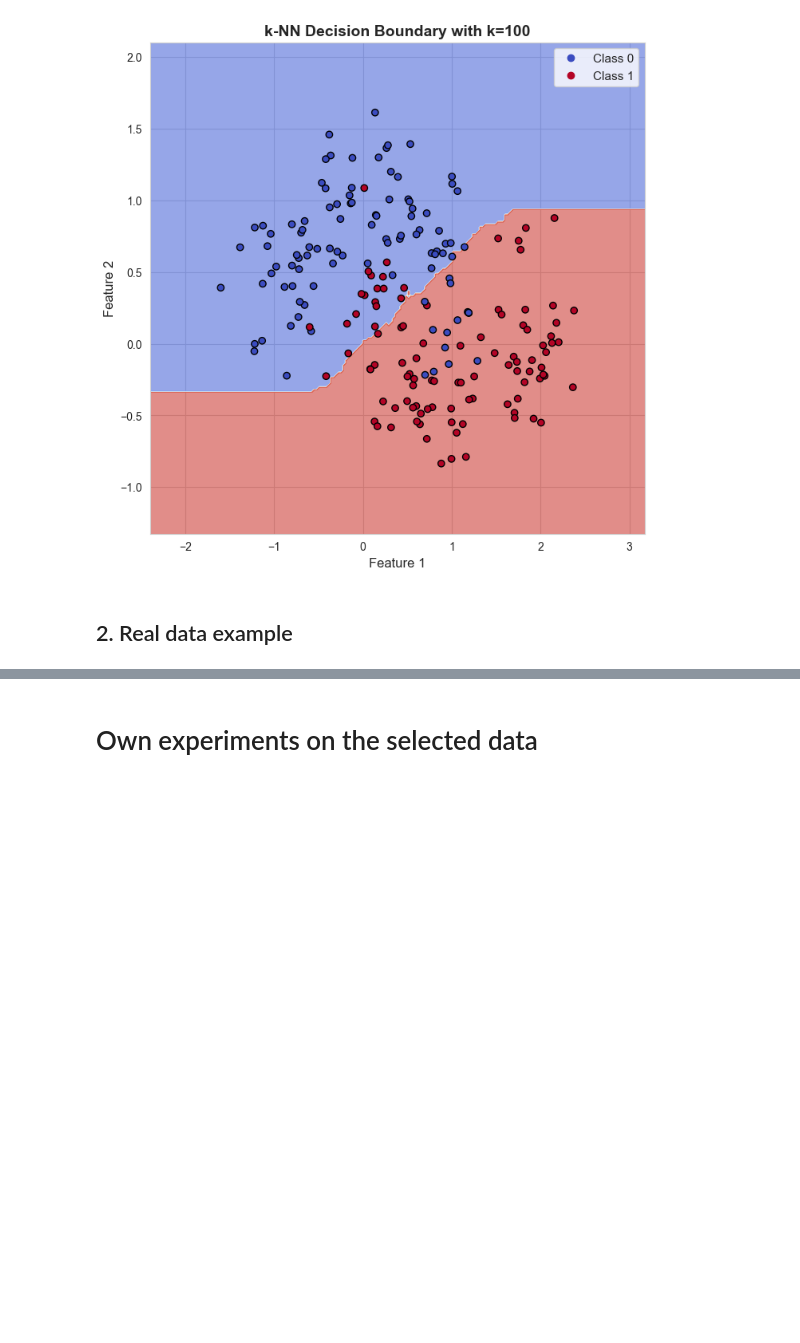
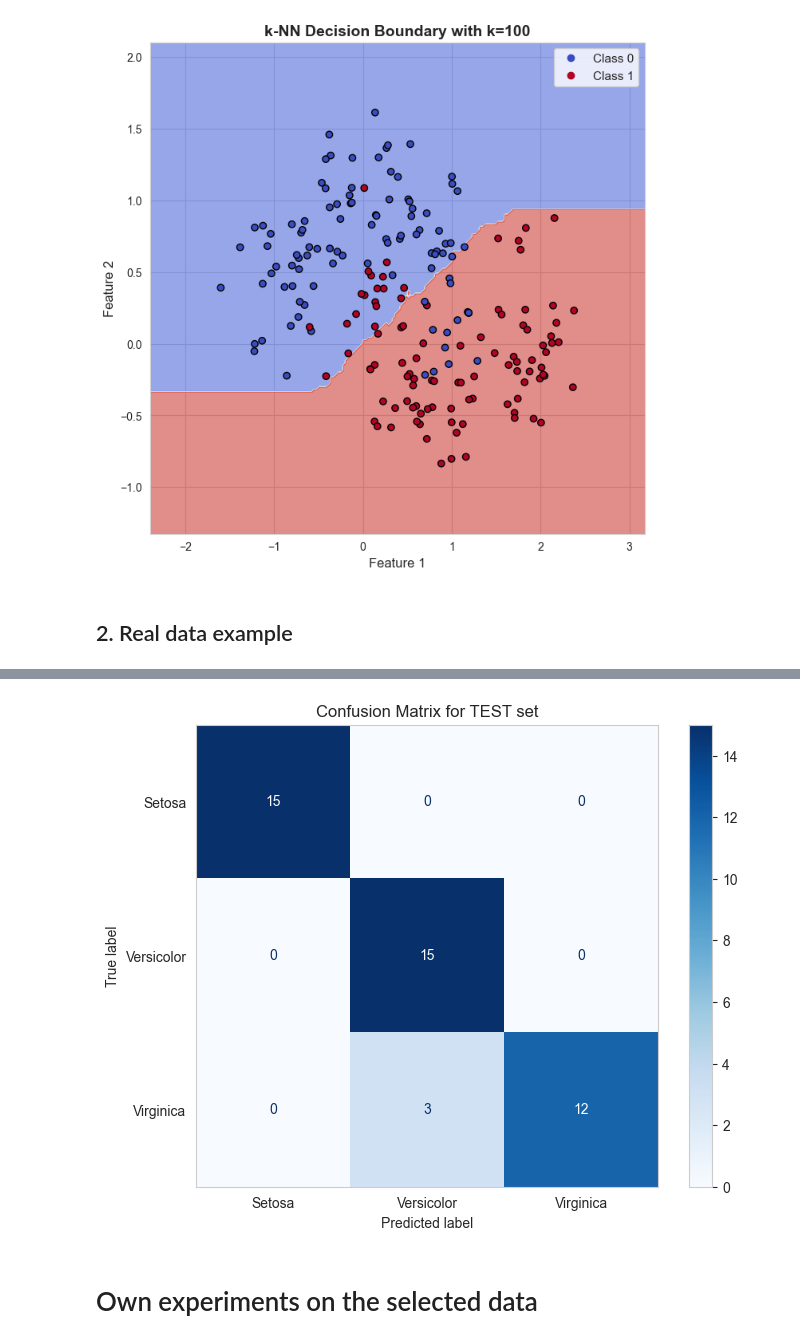
Before and after one commit to VolDonets/ML_basics_course, a Jupyter notebook: practical-work-2025-2026/pr-lab-3/lab-3.ipynb, the cells around one changed output, grey strips where cells are left out. Saved outputs shown, nothing was run; the diff lists cells and outputs as text; code cells hidden in the pictures; blank space fills up the shorter version.

```diff
--- a/practical-work-2025-2026/pr-lab-3/lab-3.ipynb
+++ b/practical-work-2025-2026/pr-lab-3/lab-3.ipynb
@@ -167,3 +408,20 @@ for k in k_values:
+# %%
+fig, ax = plt.subplots(figsize=(8, 6))
+ax.grid(False)
+
+ConfusionMatrixDisplay.from_estimator(
+    knn_model,
+    X_test,
+    y_test,
+    display_labels=['Setosa', 'Versicolor', 'Virginica'],
+    cmap=plt.cm.Blues,
+    ax=ax,
+)
+
+plt.title("Confusion Matrix for TEST set")
+plt.show()
+# %% [output]
+[figure, added]
 # %% [markdown]
 # Own experiments on the selected data
 # %% [markdown]
```
Also changed, not shown: parts of 16 cells of this notebook, 1 other file.
